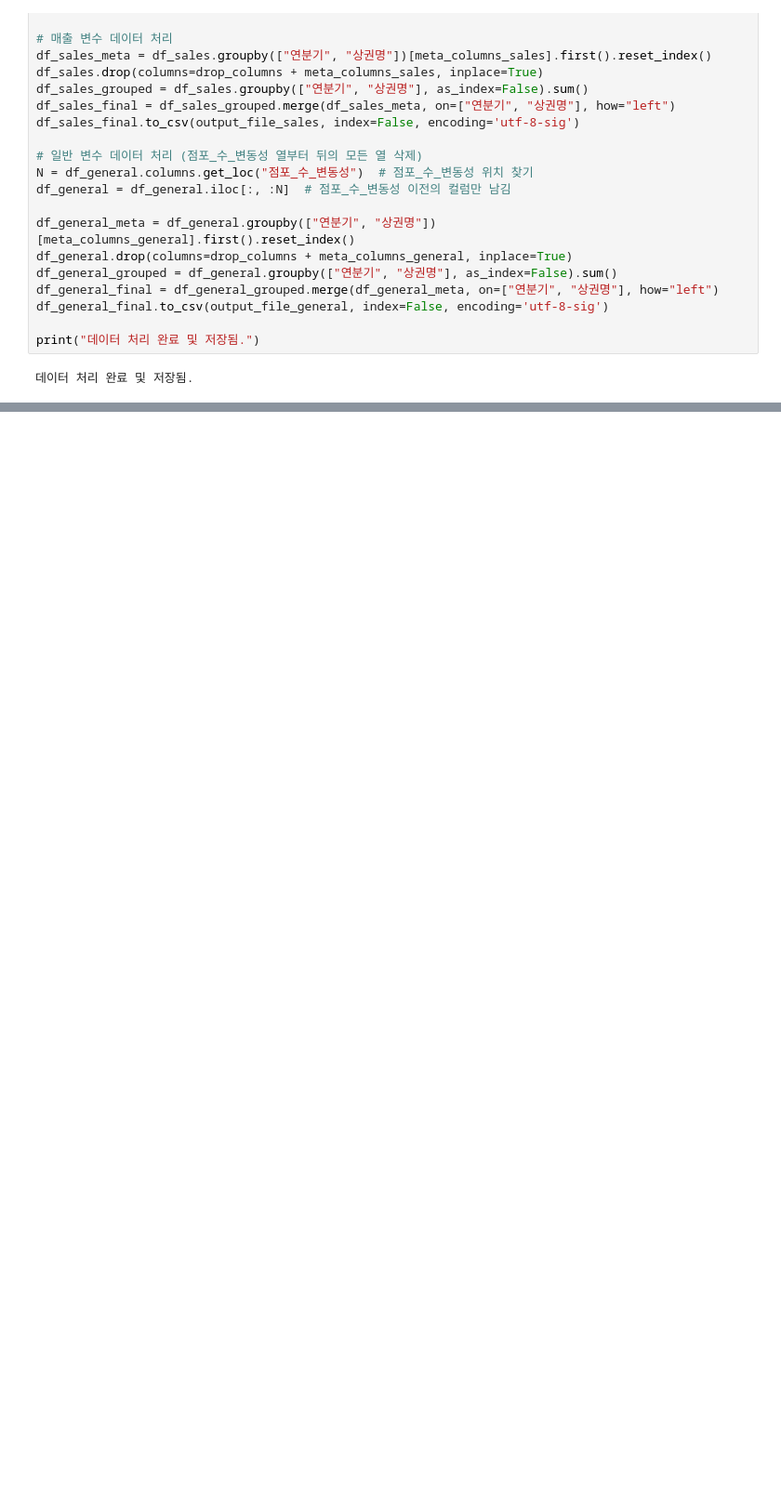
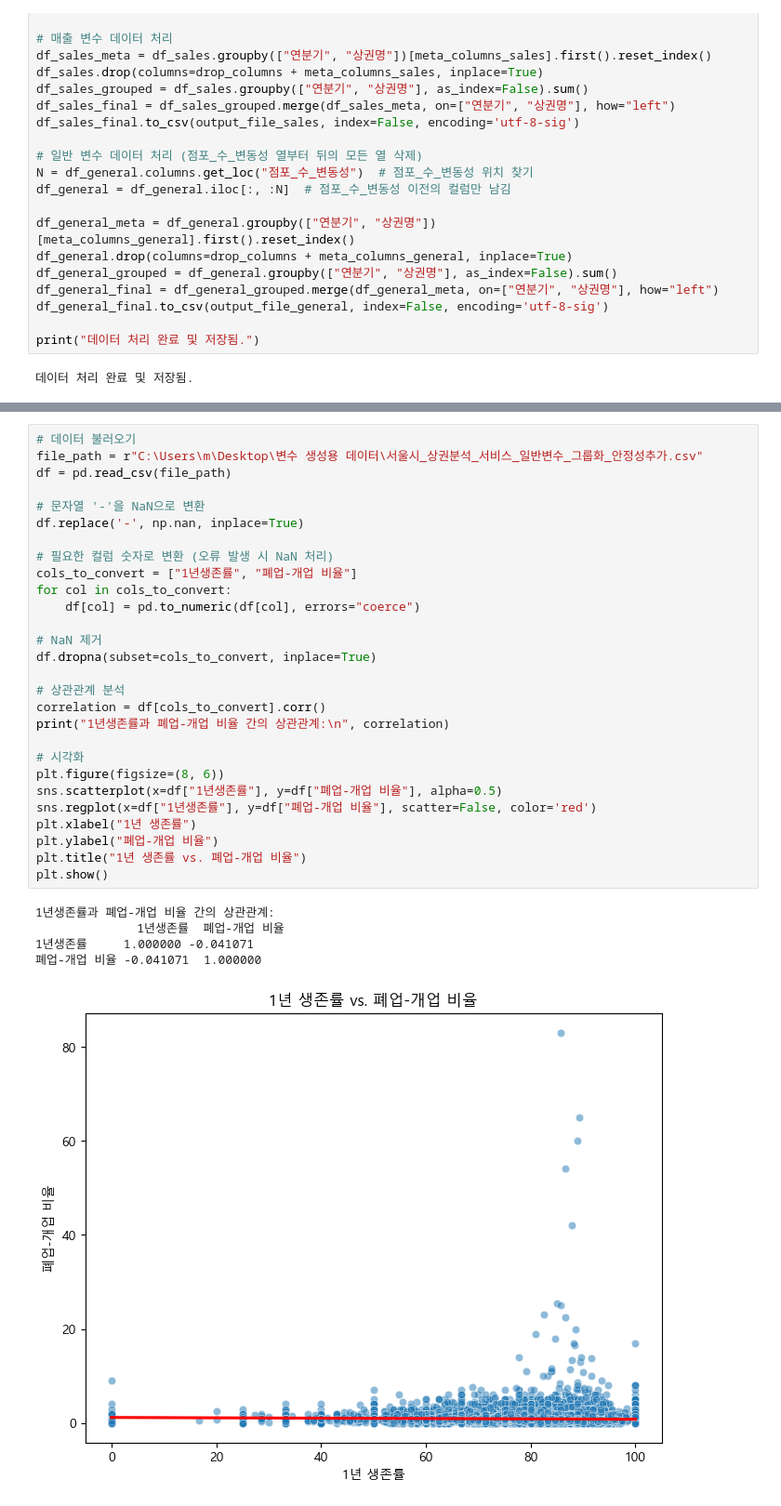
Before and after one commit to medici-bda10-sda/sda.final.project, a Jupyter notebook: 2025-02-20.ipynb, the cells around one changed output, grey strips where cells are left out. Shown at 93% size. Saved outputs shown, nothing was run; the diff lists cells and outputs as text; blank space fills up the shorter version.

```diff
--- a/2025-02-20.ipynb
+++ b/2025-02-20.ipynb
@@ -47,0 +391,34 @@ print("데이터 처리 완료 및 저장됨.")
+# %%
+# 데이터 불러오기
+file_path = r"C:\Users\m\Desktop\변수 생성용 데이터\서울시_상권분석_서비스_일반변수_그룹화_안정성추가.csv"
+df = pd.read_csv(file_path)
+
+# 문자열 '-'을 NaN으로 변환
+df.replace('-', np.nan, inplace=True)
+
+# 필요한 컬럼 숫자로 변환 (오류 발생 시 NaN 처리)
+cols_to_convert = ["1년생존률", "폐업-개업 비율"]
+for col in cols_to_convert:
+    df[col] = pd.to_numeric(df[col], errors="coerce")
+
+# NaN 제거
+df.dropna(subset=cols_to_convert, inplace=True)
+
+# 상관관계 분석
+correlation = df[cols_to_convert].corr()
+print("1년생존률과 폐업-개업 비율 간의 상관관계:\n", correlation)
+
+# 시각화
+plt.figure(figsize=(8, 6))
+sns.scatterplot(x=df["1년생존률"], y=df["폐업-개업 비율"], alpha=0.5)
+sns.regplot(x=df["1년생존률"], y=df["폐업-개업 비율"], scatter=False, color='red')
+plt.xlabel("1년 생존률")
+plt.ylabel("폐업-개업 비율")
+plt.title("1년 생존률 vs. 폐업-개업 비율")
+plt.show()
+# %% [output]
+1년생존률과 폐업-개업 비율 간의 상관관계:
+              1년생존률  폐업-개업 비율
+1년생존률     1.000000 -0.041071
+폐업-개업 비율 -0.041071  1.000000
+[figure, added]
```
Also changed, not shown: parts of 18 cells of this notebook.
